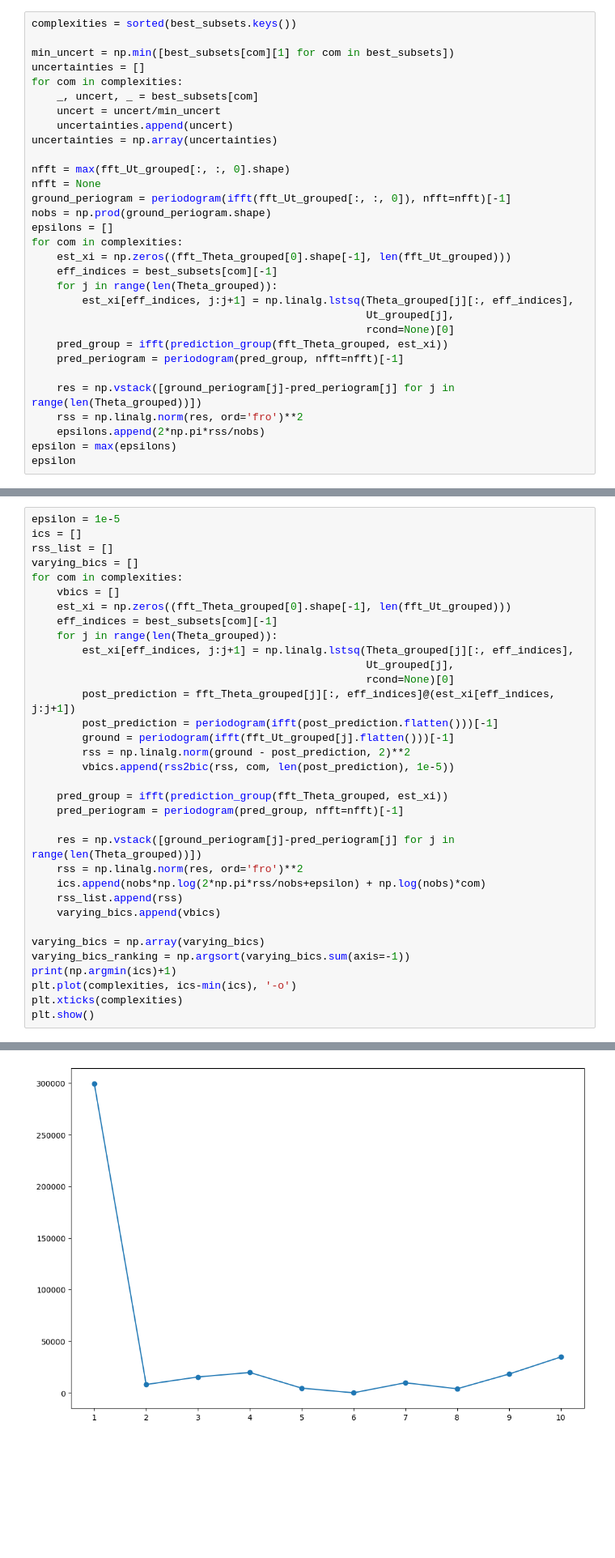
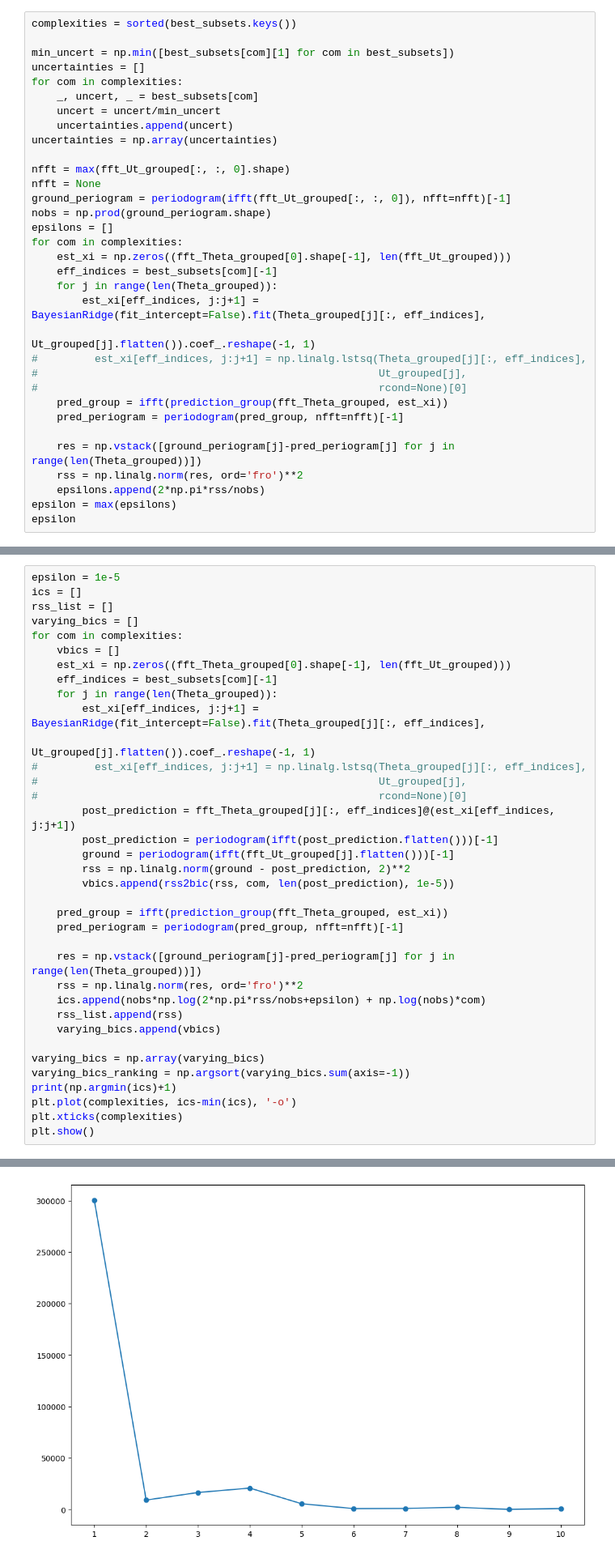
Before and after one commit to Pongpisit-Thanasutives/parametric-discovery, a Jupyter notebook: Parametric_Burgers-DEV2.ipynb, the cells around one changed output, grey strips where cells are left out. Shown at 81% size. Drawn from its saved outputs; the diff is of its cells as text; blank space fills up the shorter version.

```diff
--- a/Parametric_Burgers-DEV2.ipynb
+++ b/Parametric_Burgers-DEV2.ipynb
@@ -342,9 +342,11 @@ for com in complexities:
     est_xi = np.zeros((fft_Theta_grouped[0].shape[-1], len(fft_Ut_grouped)))
     eff_indices = best_subsets[com][-1]
     for j in range(len(Theta_grouped)):
-        est_xi[eff_indices, j:j+1] = np.linalg.lstsq(Theta_grouped[j][:, eff_indices],
-                                                     Ut_grouped[j],
-                                                     rcond=None)[0]
+        est_xi[eff_indices, j:j+1] = BayesianRidge(fit_intercept=False).fit(Theta_grouped[j][:, eff_indices],
+                                                                            Ut_grouped[j].flatten()).coef_.reshape(-1, 1)
+#         est_xi[eff_indices, j:j+1] = np.linalg.lstsq(Theta_grouped[j][:, eff_indices],
+#                                                      Ut_grouped[j],
+#                                                      rcond=None)[0]
     pred_group = ifft(prediction_group(fft_Theta_grouped, est_xi))
     pred_periogram = periodogram(pred_group, nfft=nfft)[-1]
 
@@ -365,9 +367,11 @@ for com in complexities:
     est_xi = np.zeros((fft_Theta_grouped[0].shape[-1], len(fft_Ut_grouped)))
     eff_indices = best_subsets[com][-1]
     for j in range(len(Theta_grouped)):
-        est_xi[eff_indices, j:j+1] = np.linalg.lstsq(Theta_grouped[j][:, eff_indices],
-                                                     Ut_grouped[j],
-                                                     rcond=None)[0]
+        est_xi[eff_indices, j:j+1] = BayesianRidge(fit_intercept=False).fit(Theta_grouped[j][:, eff_indices],
+                                                                            Ut_grouped[j].flatten()).coef_.reshape(-1, 1)
+#         est_xi[eff_indices, j:j+1] = np.linalg.lstsq(Theta_grouped[j][:, eff_indices],
+#                                                      Ut_grouped[j],
+#                                                      rcond=None)[0]
         post_prediction = fft_Theta_grouped[j][:, eff_indices]@(est_xi[eff_indices, j:j+1])
         post_prediction = periodogram(ifft(post_prediction.flatten()))[-1]
         ground = periodogram(ifft(fft_Ut_grouped[j].flatten()))[-1]
@@ -394,4 +398,4 @@ plt.show()
-[figure, old version]
+[figure, new version]
 # %% [markdown]
 #### With tuned UBIC
 # %%
```
Also changed, not shown: parts of 4 cells of this notebook, 4 other files.
